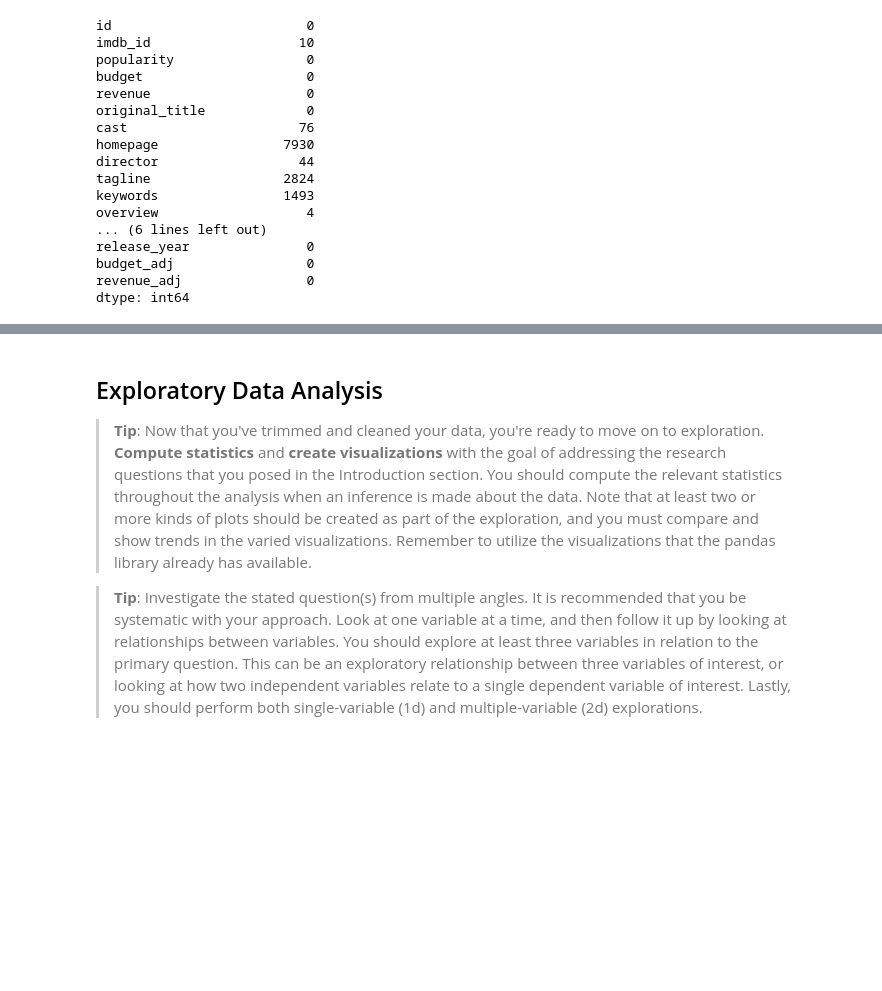
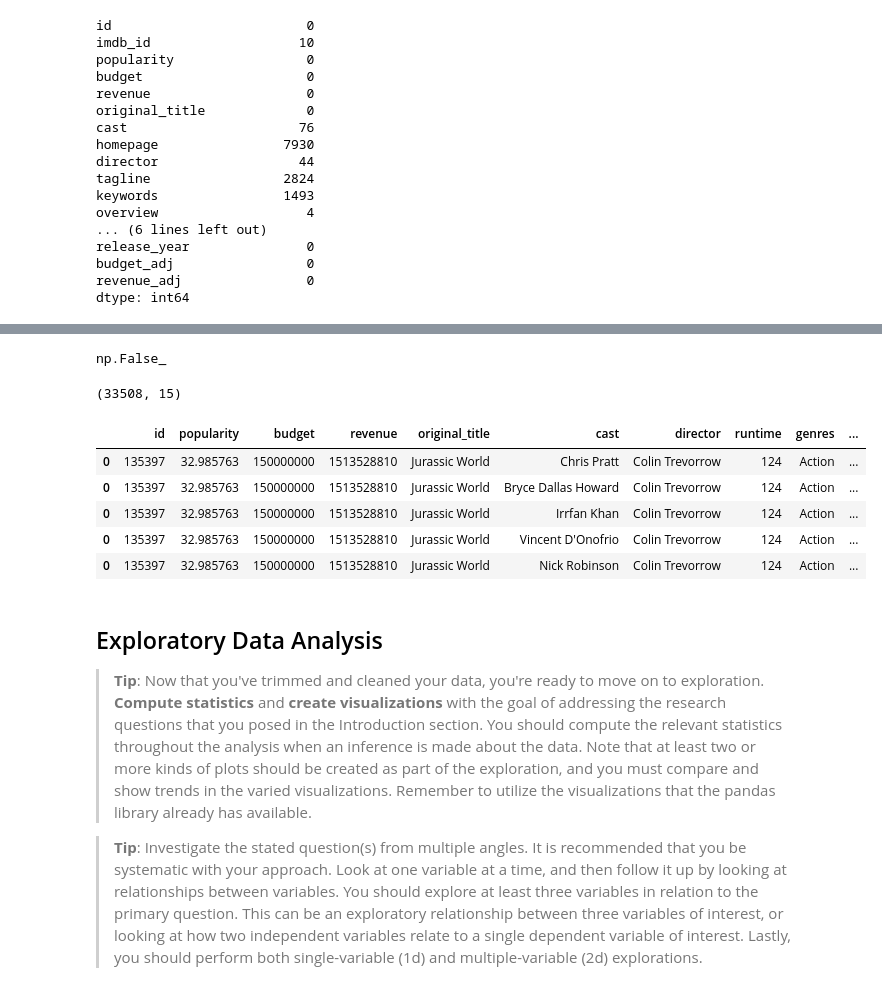
Before and after one commit to PrzemekJedruch/Project_Invest_Movies_Data, a Jupyter notebook: Investigate_a_Dataset.ipynb, the cells around one changed output, grey strips where cells are left out. Cells and saved outputs as stored; diff of their text form; code cells hidden in the pictures; blank space fills up the shorter version.

```diff
--- a/Investigate_a_Dataset.ipynb
+++ b/Investigate_a_Dataset.ipynb
@@ -214,0 +260,6 @@ We will perform the following data cleaning steps:
+# %%
+# Split genres into separate rows
+df = df.assign(genres=df['genres'].str.split('|')).explode('genres')
+# %%
+# Split cast into separate rows
+df = df.assign(cast=df['cast'].str.split('|')).explode('cast')
@@ -215,3 +270,29 @@ We will perform the following data cleaning steps:
+# %%
+# Remove zero values in adjusted columns
+df = df.query('budget_adj > 0 and revenue_adj > 0')
+# %%
+# Filter movies released after 2000
+df = df.query('release_year >= 2000')
+# %%
+# Check null values again
+df.isnull().sum().any()
+# %% [output]
+np.False_
+# %%
+# Check the final shape
+df.shape
+# %% [output]
+(33508, 15)
+# %%
+# Display the first few rows of the cleaned dataset
+df.head()
+# %% [output]
+|  | id | popularity | budget | revenue | original_title | cast | director | runtime | genres | ... |
+| 0 | 135397 | 32.985763 | 150000000 | 1513528810 | Jurassic World | Chris Pratt | Colin Trevorrow | 124 | Action | ... |
+| 0 | 135397 | 32.985763 | 150000000 | 1513528810 | Jurassic World | Bryce Dallas Howard | Colin Trevorrow | 124 | Action | ... |
+| 0 | 135397 | 32.985763 | 150000000 | 1513528810 | Jurassic World | Irrfan Khan | Colin Trevorrow | 124 | Action | ... |
+| 0 | 135397 | 32.985763 | 150000000 | 1513528810 | Jurassic World | Vincent D'Onofrio | Colin Trevorrow | 124 | Action | ... |
+| 0 | 135397 | 32.985763 | 150000000 | 1513528810 | Jurassic World | Nick Robinson | Colin Trevorrow | 124 | Action | ... |
 # %% [markdown]
 <a id='eda'></a>
 ## Exploratory Data Analysis
```
Also changed, not shown: parts of 15 cells of this notebook.
